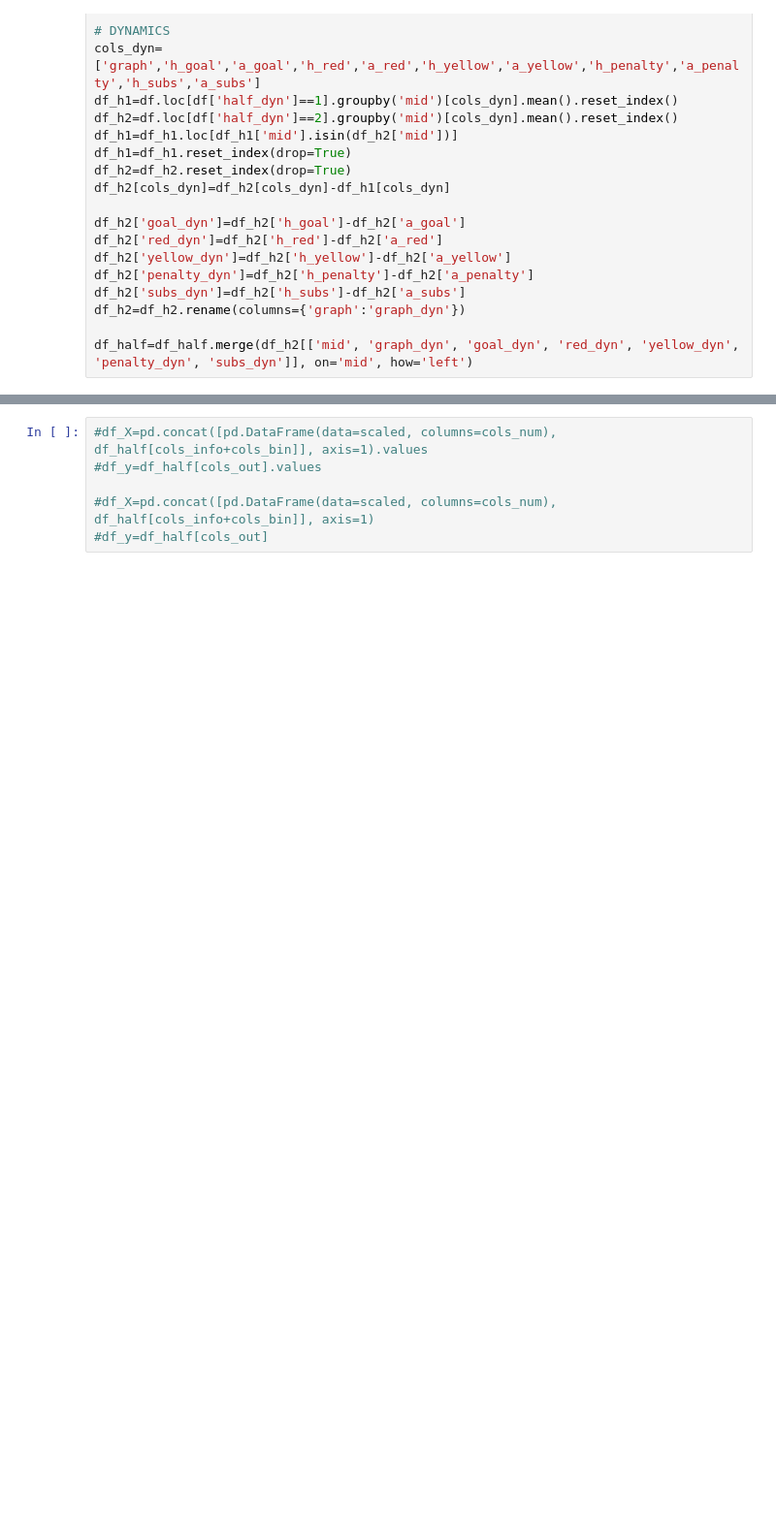
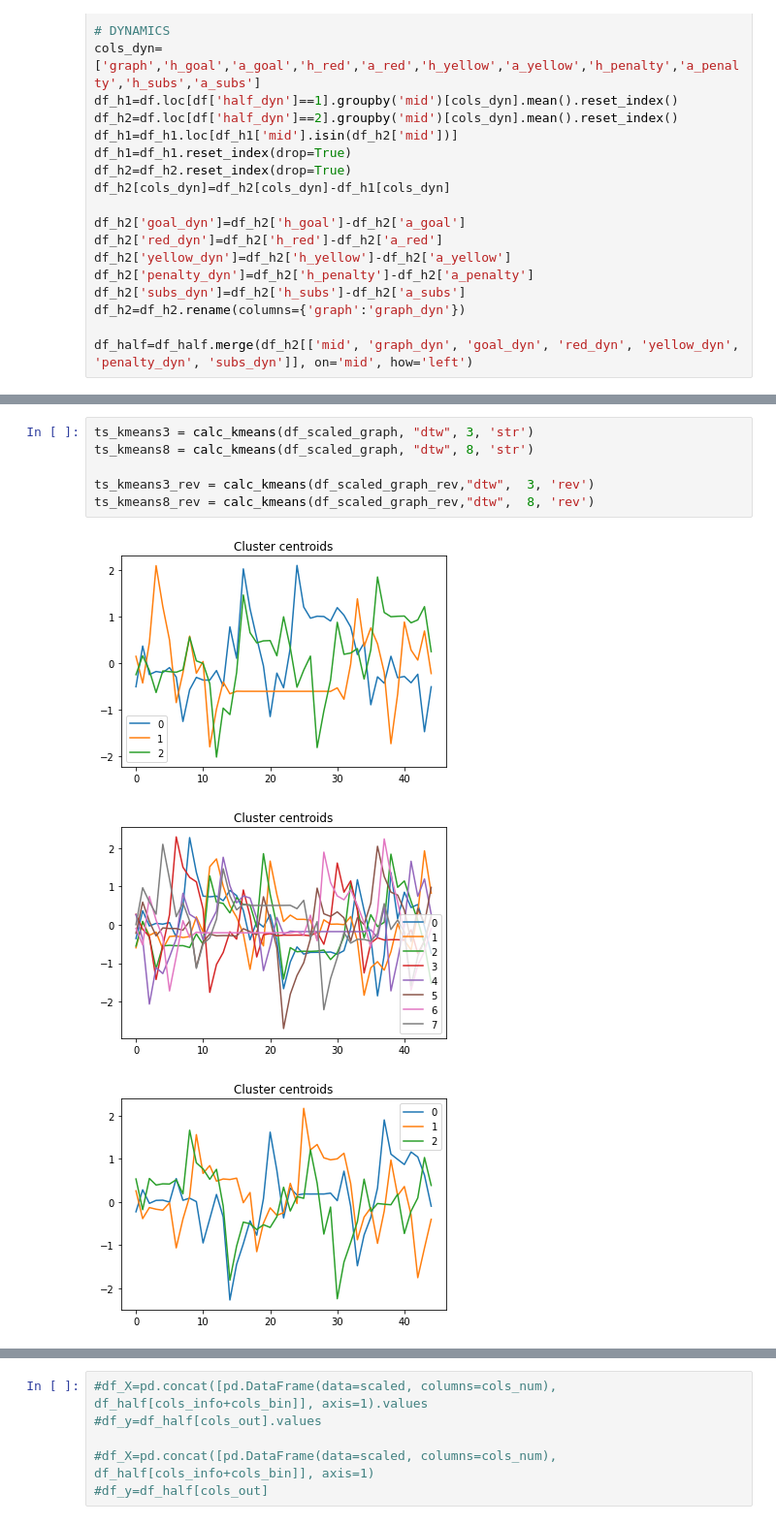
Before and after one commit to hwait/soccer, a Jupyter notebook: htft.ipynb, the cells around one changed output, grey strips where cells are left out. Shown at 97% size. Drawn from its saved outputs; the diff is of its cells as text; blank space fills up the shorter version.

```diff
--- a/htft.ipynb
+++ b/htft.ipynb
@@ -159,0 +307,10 @@ df_half=df_half.merge(df_h2[['mid', 'graph_dyn', 'goal_dyn', 'red_dyn', 'yellow_
+# %%
+ts_kmeans3 = calc_kmeans(df_scaled_graph, "dtw", 3, 'str')
+ts_kmeans8 = calc_kmeans(df_scaled_graph, "dtw", 8, 'str')
+
+ts_kmeans3_rev = calc_kmeans(df_scaled_graph_rev,"dtw",  3, 'rev')
+ts_kmeans8_rev = calc_kmeans(df_scaled_graph_rev,"dtw",  8, 'rev')
+# %% [output]
+[figure, added]
+[figure, added]
+[figure, added]
```
Also changed, not shown: parts of 39 cells of this notebook, 26 other files.
